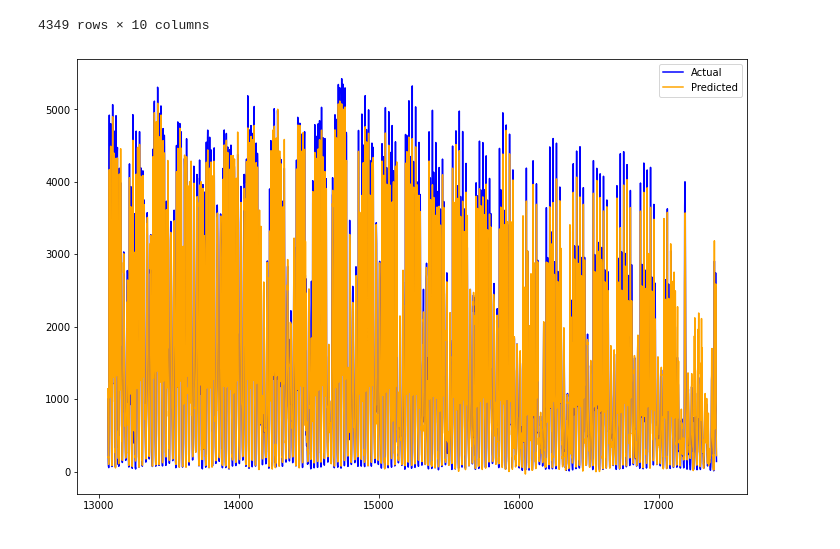
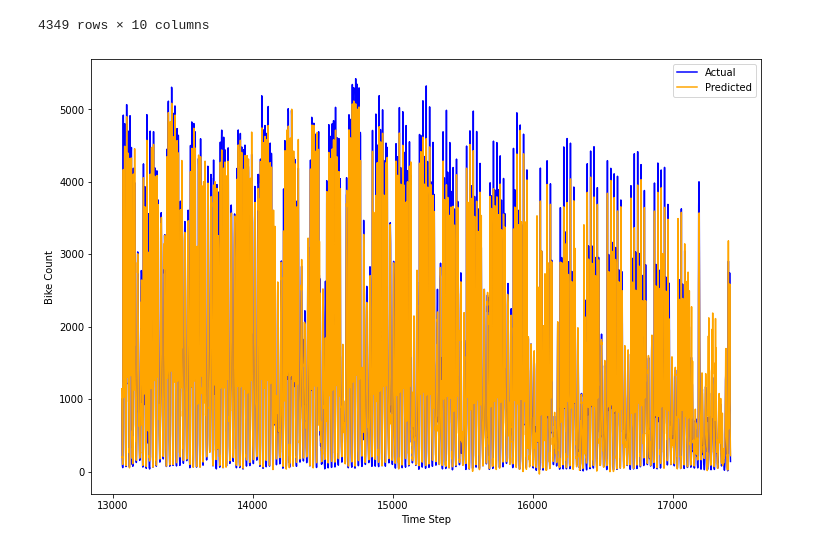
Before and after one commit to somesh-kb/Multivariate-Time-Series-Forecasting-LSTM, a Jupyter notebook: Time_Series_Forecasting_Multivariate_London_Bike_Sharing.ipynb, the cells around one changed output. Drawn from its saved outputs; the diff is of its cells as text; code cells hidden in the pictures.

```diff
--- a/Time_Series_Forecasting_Multivariate_London_Bike_Sharing.ipynb
+++ b/Time_Series_Forecasting_Multivariate_London_Bike_Sharing.ipynb
@@ -355,8 +355,10 @@ df_final
 # %%
 plt.figure(figsize=(12,8))
 plt.plot(df_final['cnt'],color='blue',label='Actual')
 plt.plot(df_final['Pred'],color='orange',label='Predicted')
+plt.xlabel('Time Step')
+plt.ylabel('Bike Count')
 plt.legend()
 plt.show()
 # %% [output]
-[figure, old version]
+[figure, new version]
```
